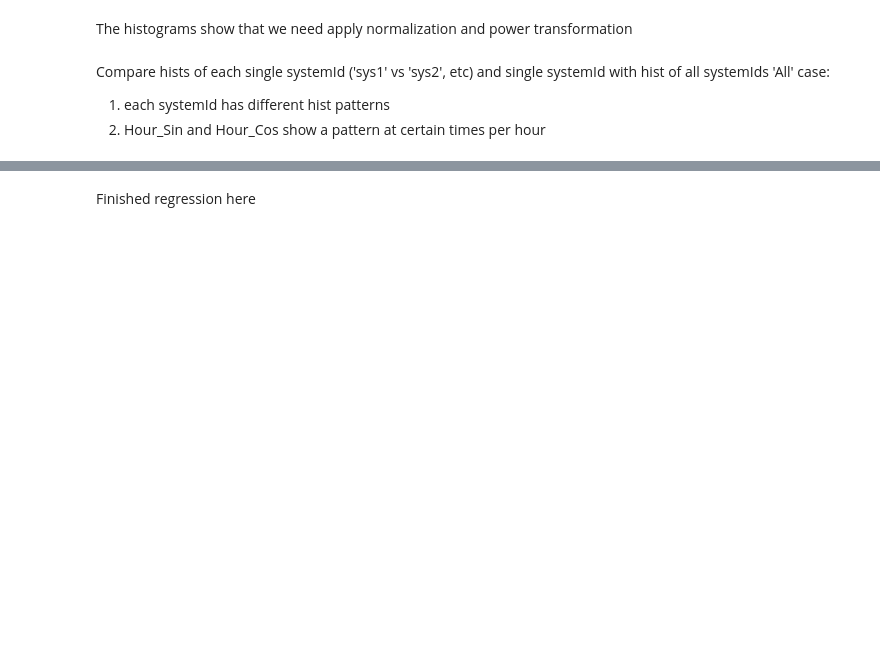
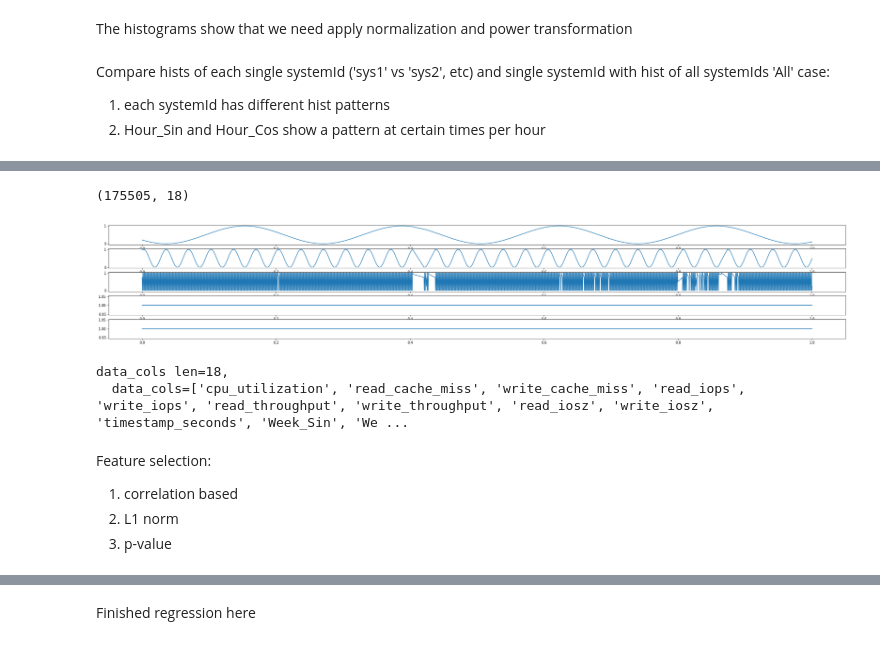
Before and after one commit to FrankGangWang/AppliedML_Python_Coursera, a Jupyter notebook: Final_Interview_for_DataScience_2.ipynb, the cells around one changed output, grey strips where cells are left out. Saved outputs shown, nothing was run; the diff lists cells and outputs as text; code cells hidden in the pictures; blank space fills up the shorter version.

Commit message:
Started feature selection before regression model

```diff
--- a/Final_Interview_for_DataScience_2.ipynb
+++ b/Final_Interview_for_DataScience_2.ipynb
@@ -162,8 +168,7 @@ for xcols in xcols_group:
 # %%
-systemId_selected = 'sys1'
 vmax = 100; xbins = 50; ybins = 50
 ycol = 'read_throughput'
 xcols_group = [
   ['write_throughput', 'read_iosz', 'write_iosz', 'read_cache_miss']]
 for xcols in xcols_group:
-  hist2d_plot(df, systemId_selected, xcols, ycol, xbins, ybins, vmax)
+  hist2d_plot(df, SYSTEM_ID_SELECTED, xcols, ycol, xbins, ybins, vmax)
@@ -539,0 +302,8 @@ predicted.shape
+# %%
+# process timestamp_seconds
+if USE_TIME_STAMP:
+  print(f'Before add new column {time_col}:\n  data shape={data.shape},\n  len time_col={len(time_col)}')
+  data_new = minmax_scaler_time(df, SYSTEM_ID_SELECTED, time_col)
+  data_cols = data_cols + time_col
+  data = np.concatenate((data, data_new), axis=1)
+  print(f'After add {time_col}:\n  data shape={data.shape},\n  len data_cols={len(data_cols)}')
@@ -539,0 +323,9 @@ predicted.shape
+# %%
+# RUN: MinMax timestamp_seconds, not StandardScaler
+# timestamp_seconds will be mapped to data[:,9] AND X[:,8]
+if USE_TIME_TRANSFORMED:
+  data_cols = data_cols + time_transformed_cols
+  data_new = minmax_scaler_time(df, SYSTEM_ID_SELECTED, time_transformed_cols)
+  print(f'Before add {len(time_transformed_cols)} columns {time_transformed_cols}:\n  data shape={data.shape},\n  data_new shape={data_new.shape}')
+  data = np.concatenate((data, data_new), axis=1)
+  print(f'After add time_transformed_cols:\n  data shape={data.shape},\n  data_cols ={data_cols}')
@@ -539,0 +344,12 @@ predicted.shape
+# %%
+# Step 2: label encoder categorical columns (model_type only) (sysemId)
+# concatenate new data
+# WARNING: only run once to avoid add the same columns more than 1 times
+
+data_new, label_encoders, my_onehot_encoders = label_encode(df, SYSTEM_ID_SELECTED, cols_to_encode)
+print(f'Before add {len(cols_to_encode)} columns {cols_to_encode}:\n  data shape={data.shape},\n  data_new shape={data_new.shape}')
+data = np.concatenate((data, data_new), axis=1)
+data_cols = data_cols + cols_to_encode
+
+print(f'After concatenate:\n  data shape={data.shape}')
+print(f'  data_cols len={len(data_cols)},\n  data_cols={data_cols}')
@@ -539,0 +365,20 @@ predicted.shape
+# %%
+df.shape
+# %% [output]
+(175505, 18)
+# %%
+# check time transformations are all right
+plt.rcParams['figure.figsize'] = (38, 6)
+plt.figure()
+index_to_plots = [1,3,5,7,8]
+L = len(index_to_plots)
+for k in range(L):
+  plt.subplot(L,1,k+1)
+  plt.plot(data[:, TIMESTAMP_INDEX_DATA], data[:, TIMESTAMP_INDEX_DATA + index_to_plots[k]],)
+# %% [output]
+[figure, added]
+# %%
+print(f'data_cols len={len(data_cols)},\n  data_cols={data_cols}')
+# %% [output]
+data_cols len=18,
+  data_cols=['cpu_utilization', 'read_cache_miss', 'write_cache_miss', 'read_iops', 'write_iops', 'read_throughput', 'write_throughput', 'read_iosz', 'write_iosz', 'timestamp_seconds', 'Week_Sin', 'We ...
@@ -539,0 +398,5 @@ predicted.shape
+# %% [markdown]
+Feature selection:
+1. correlation based
+2. L1 norm
+3. p-value
```
Also changed, not shown: parts of 83 cells of this notebook.
